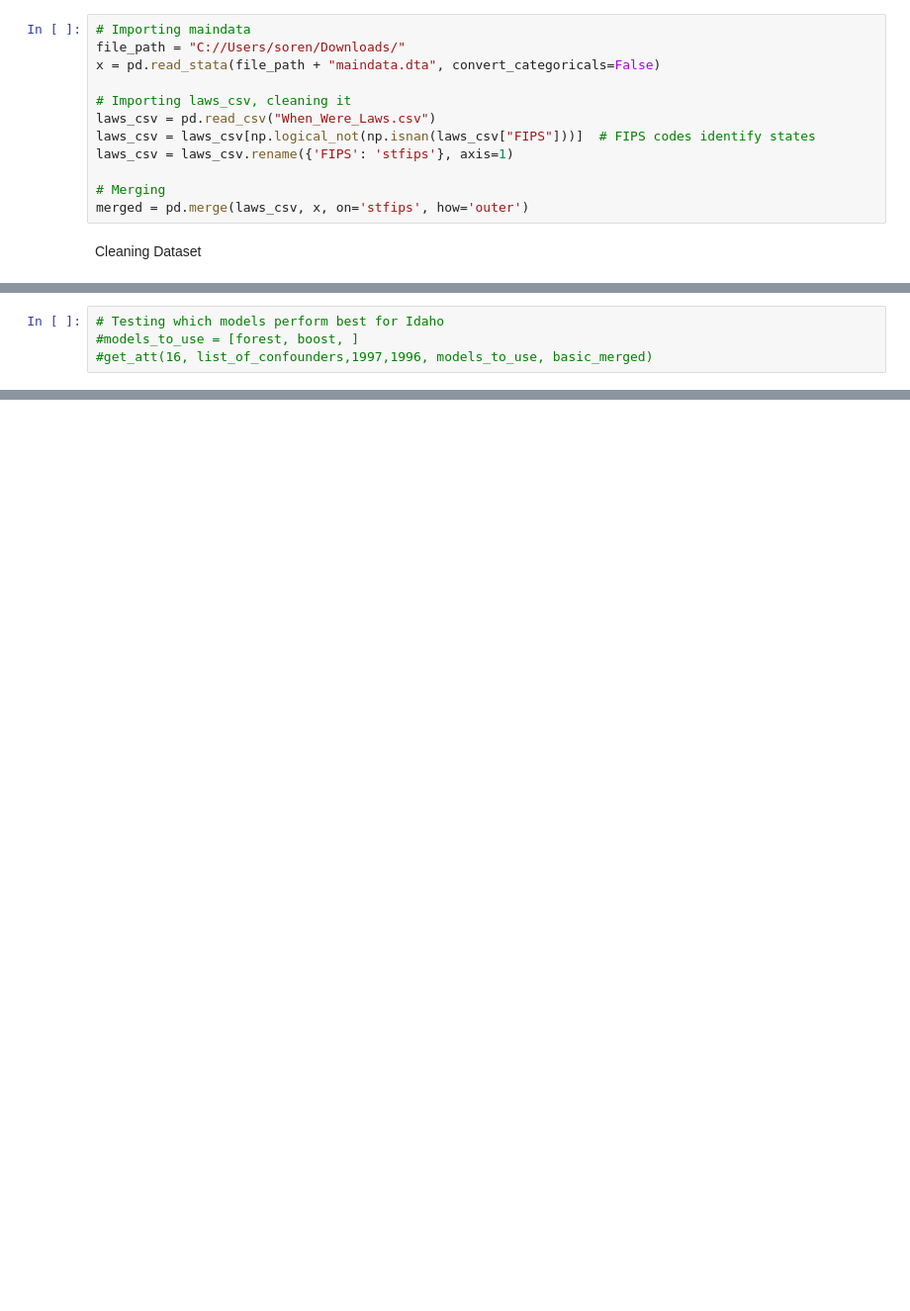
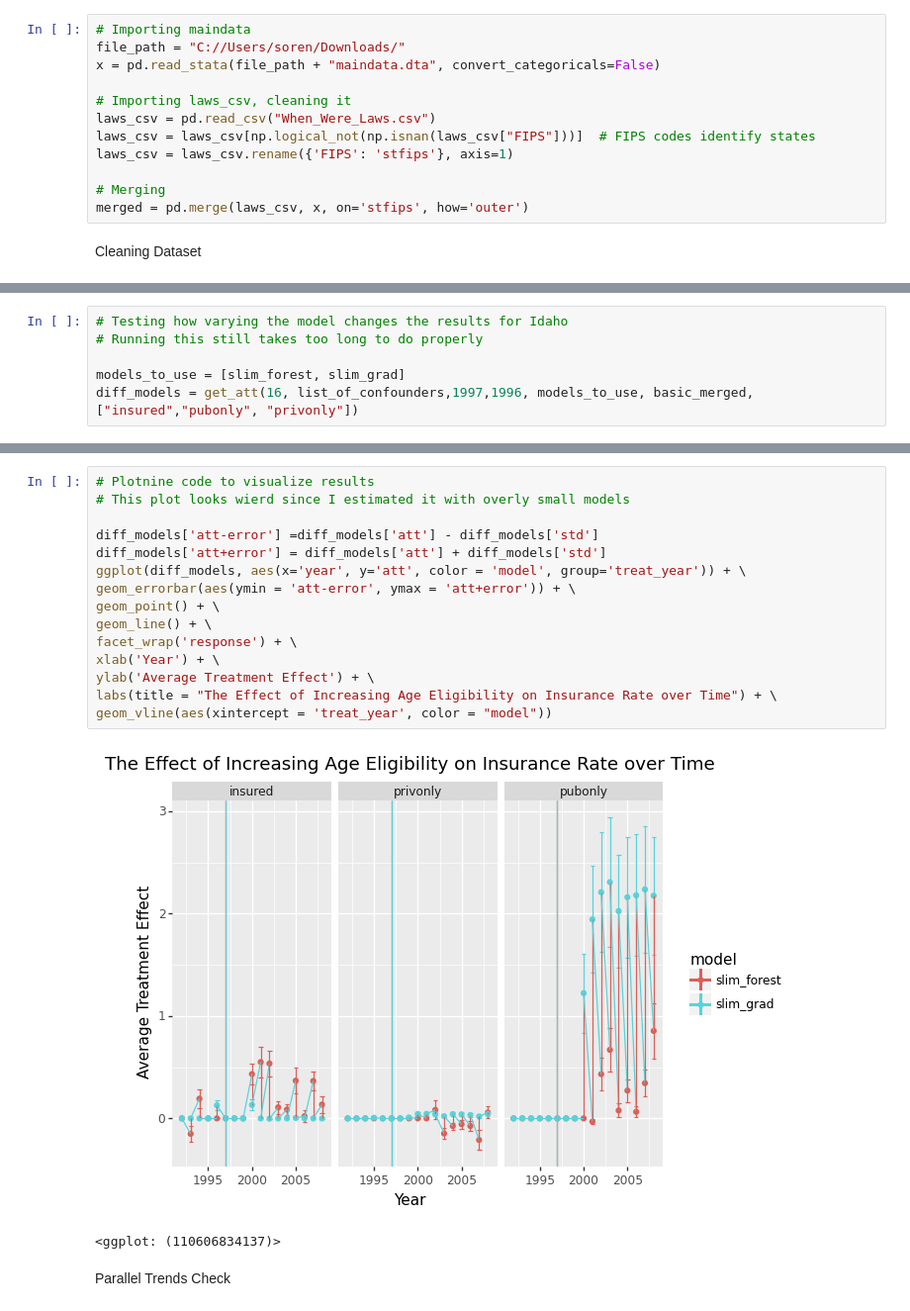
Before and after one commit to wflewis12/Causal_ML_Project, a Jupyter notebook: Estimator_v_3kfold.ipynb, the cells around one changed output, grey strips where cells are left out. Shown: that part at 99% size. Saved outputs shown, nothing was run; the diff lists cells and outputs as text; blank space fills up the shorter version.

```diff
--- a/Estimator_v_3kfold.ipynb
+++ b/Estimator_v_3kfold.ipynb
@@ -231,4 +354,6 @@ geom_vline(aes(xintercept = 'treat_year', color = "state_name"))
 # %%
-# Testing which models perform best for Idaho
-#models_to_use = [forest, boost, ]
-#get_att(16, list_of_confounders,1997,1996, models_to_use, basic_merged)
+# Testing how varying the model changes the results for Idaho
+# Running this still takes too long to do properly
+
+models_to_use = [slim_forest, slim_grad]
+diff_models = get_att(16, list_of_confounders,1997,1996, models_to_use, basic_merged,["insured","pubonly", "privonly"])
@@ -235 +369,21 @@ geom_vline(aes(xintercept = 'treat_year', color = "state_name"))
+# %%
+# Plotnine code to visualize results
+# This plot looks wierd since I estimated it with overly small models
+
+diff_models['att-error'] =diff_models['att'] - diff_models['std']
+diff_models['att+error'] = diff_models['att'] + diff_models['std']
+ggplot(diff_models, aes(x='year', y='att', color = 'model', group='treat_year')) + \
+geom_errorbar(aes(ymin = 'att-error', ymax = 'att+error')) + \
+geom_point() + \
+geom_line() + \
+facet_wrap('response') + \
+xlab('Year') + \
+ylab('Average Treatment Effect') + \
+labs(title = "The Effect of Increasing Age Eligibility on Insurance Rate over Time") + \
+geom_vline(aes(xintercept = 'treat_year', color = "model"))
+# %% [output]
+[figure, added]
+<ggplot: (110606834137)>
+# %% [markdown]
+Parallel Trends Check
 # %%
```
Also changed, not shown: parts of 29 cells of this notebook.
